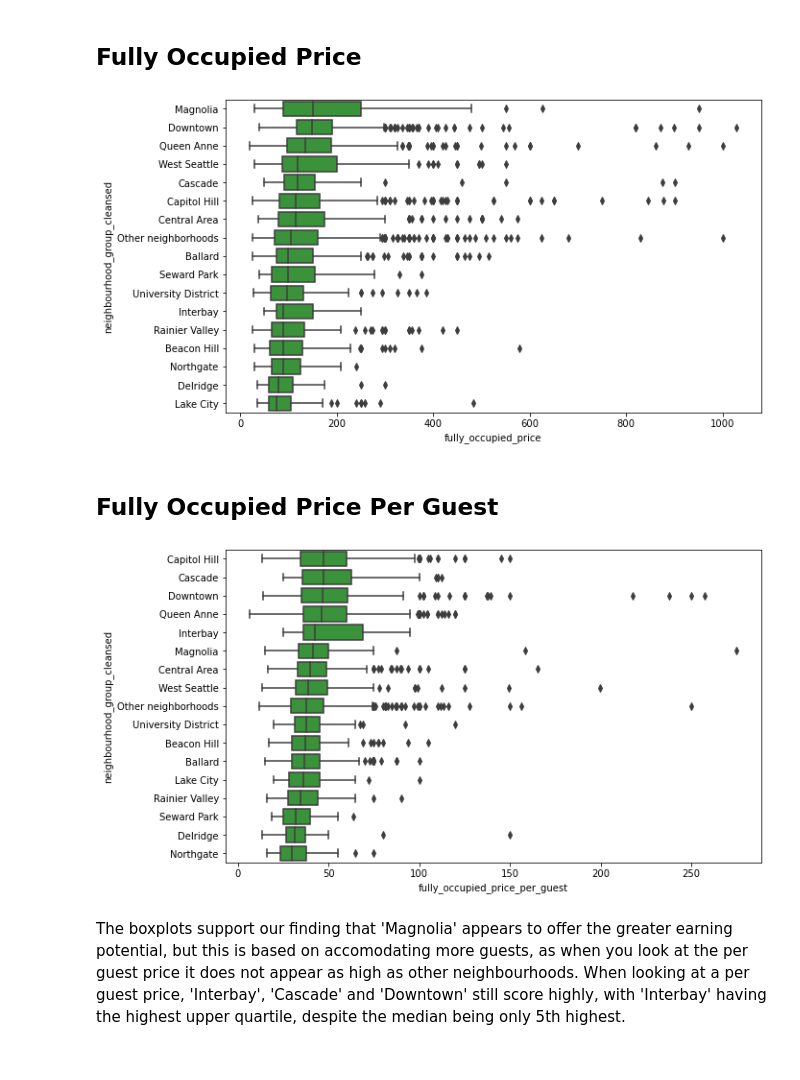
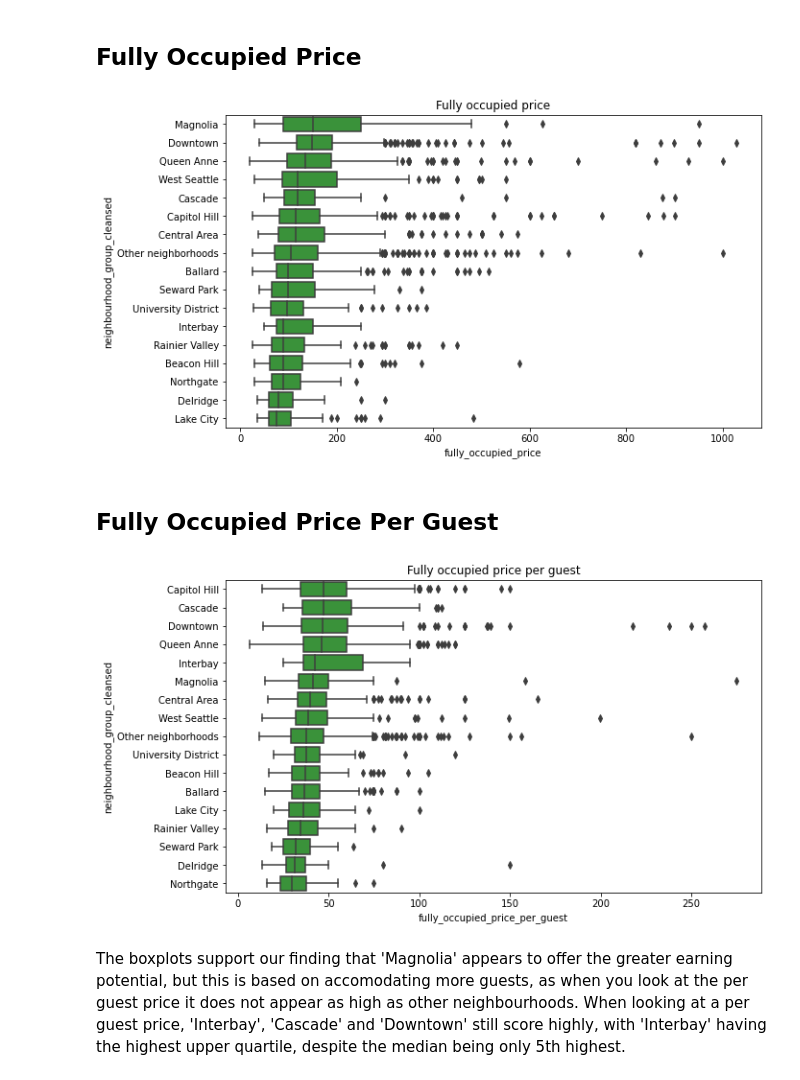
Before and after one commit to BrackyBrack/Data_Science_Project_1, a Jupyter notebook: Investigating Seattle AirBnB.ipynb, the cells around one changed output. Cells and saved outputs as stored; diff of their text form; code cells hidden in the pictures.

```diff
--- a/Investigating Seattle AirBnB.ipynb
+++ b/Investigating Seattle AirBnB.ipynb
@@ -151,15 +155,17 @@ sns.boxplot(data = df, y = 'neighbourhood_group_cleansed', x = 'price_per_includ
 # %%
 order = df.groupby(by=['neighbourhood_group_cleansed'])['fully_occupied_price'].median().sort_values(ascending = False).index
 sns.boxplot(data = df, y = 'neighbourhood_group_cleansed', x = 'fully_occupied_price', color = base_color, order = order);
+plt.title('Fully occupied price');
 # %% [output]
-[figure, old version]
+[figure, new version]
 # %% [markdown]
 ## Fully Occupied Price Per Guest
 # %%
 order = df.groupby(by=['neighbourhood_group_cleansed'])['fully_occupied_price_per_guest'].median().sort_values(ascending = False).index
 sns.boxplot(data = df, y = 'neighbourhood_group_cleansed', x = 'fully_occupied_price_per_guest', color = base_color, order = order);
+plt.title('Fully occupied price per guest');
 # %% [output]
-[figure, old version]
+[figure, new version]
 # %% [markdown]
 The boxplots support our finding that 'Magnolia' appears to offer the greater earning potential, but this is based on accomodating more guests, as when you look at the per guest price it does not appear as high as other neighbourhoods. When looking at a per guest price, 'Interbay', 'Cascade' and 'Downtown' still score highly, with 'Interbay' having the highest upper quartile, despite the median being only 5th highest.
 # %% [markdown]
```
Also changed, not shown: parts of 13 cells of this notebook.
